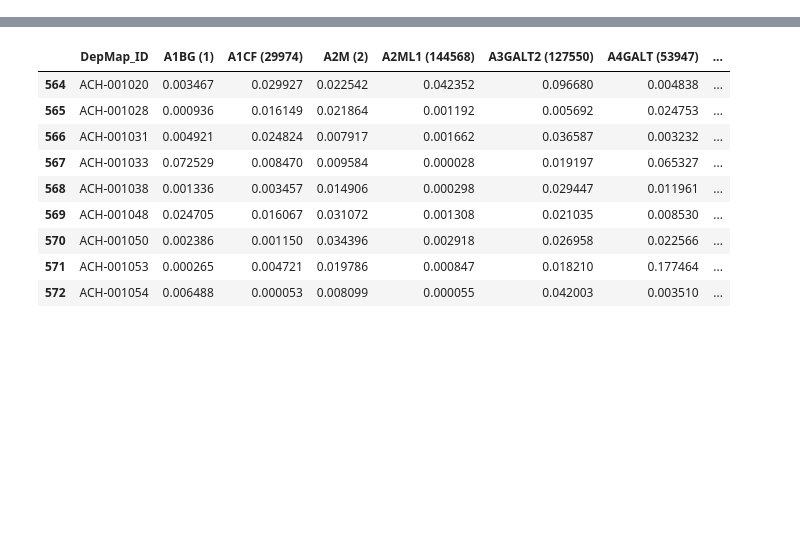
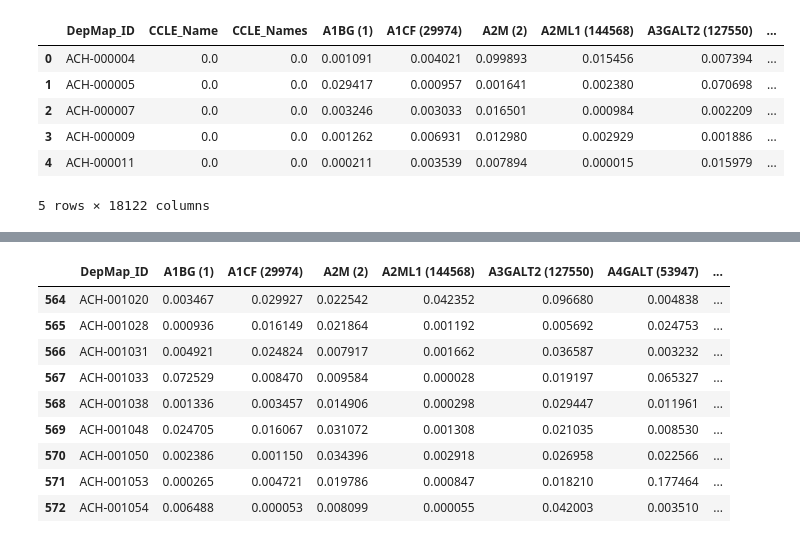
Before and after one commit to lannwal/projectlab, a Jupyter notebook: playing_with_depmap_data.ipynb, the cells around one changed output, grey strips where cells are left out. Cells and saved outputs as stored; diff of their text form; code cells hidden in the pictures; blank space fills up the shorter version.

```diff
--- a/playing_with_depmap_data.ipynb
+++ b/playing_with_depmap_data.ipynb
@@ -4,2 +6,12 @@ import matplotlib.pyplot as plt
 # %%
 dep = pd.read_csv("/home/annerer/Downloads/Achilles_gene_dependency.csv")
+# %%
+dep.head()
+# %% [output]
+|  | DepMap_ID | CCLE_Name | CCLE_Names | A1BG (1) | A1CF (29974) | A2M (2) | A2ML1 (144568) | A3GALT2 (127550) | ... |
+| 0 | ACH-000004 | 0.0 | 0.0 | 0.001091 | 0.004021 | 0.099893 | 0.015456 | 0.007394 | ... |
+| 1 | ACH-000005 | 0.0 | 0.0 | 0.029417 | 0.000957 | 0.001641 | 0.002380 | 0.070698 | ... |
+| 2 | ACH-000007 | 0.0 | 0.0 | 0.003246 | 0.003033 | 0.016501 | 0.000984 | 0.002209 | ... |
+| 3 | ACH-000009 | 0.0 | 0.0 | 0.001262 | 0.006931 | 0.012980 | 0.002929 | 0.001886 | ... |
+| 4 | ACH-000011 | 0.0 | 0.0 | 0.000211 | 0.003539 | 0.007894 | 0.000015 | 0.015979 | ... |
+5 rows × 18122 columns
```
Also changed, not shown: parts of 19 cells of this notebook, 1 other file.
